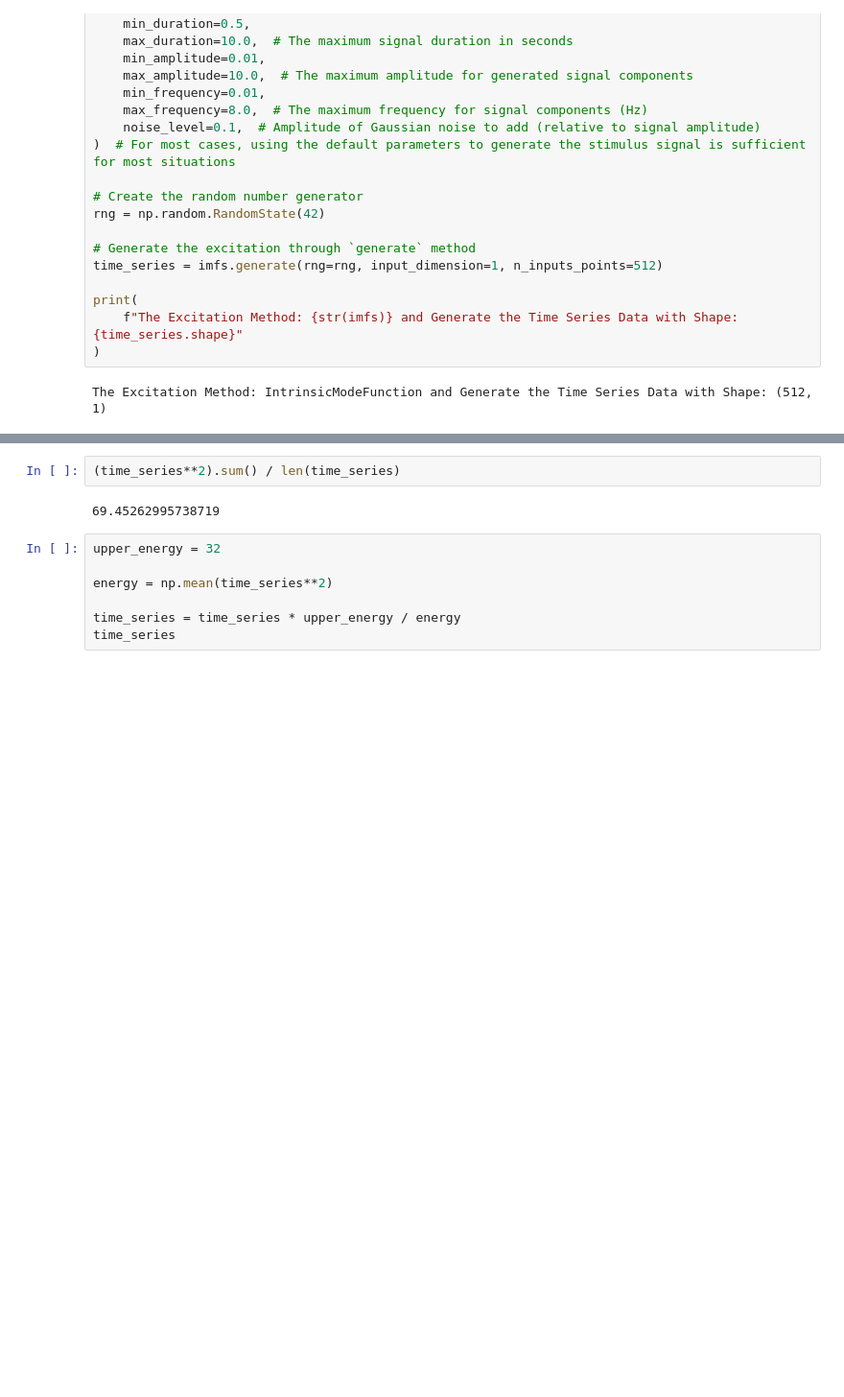
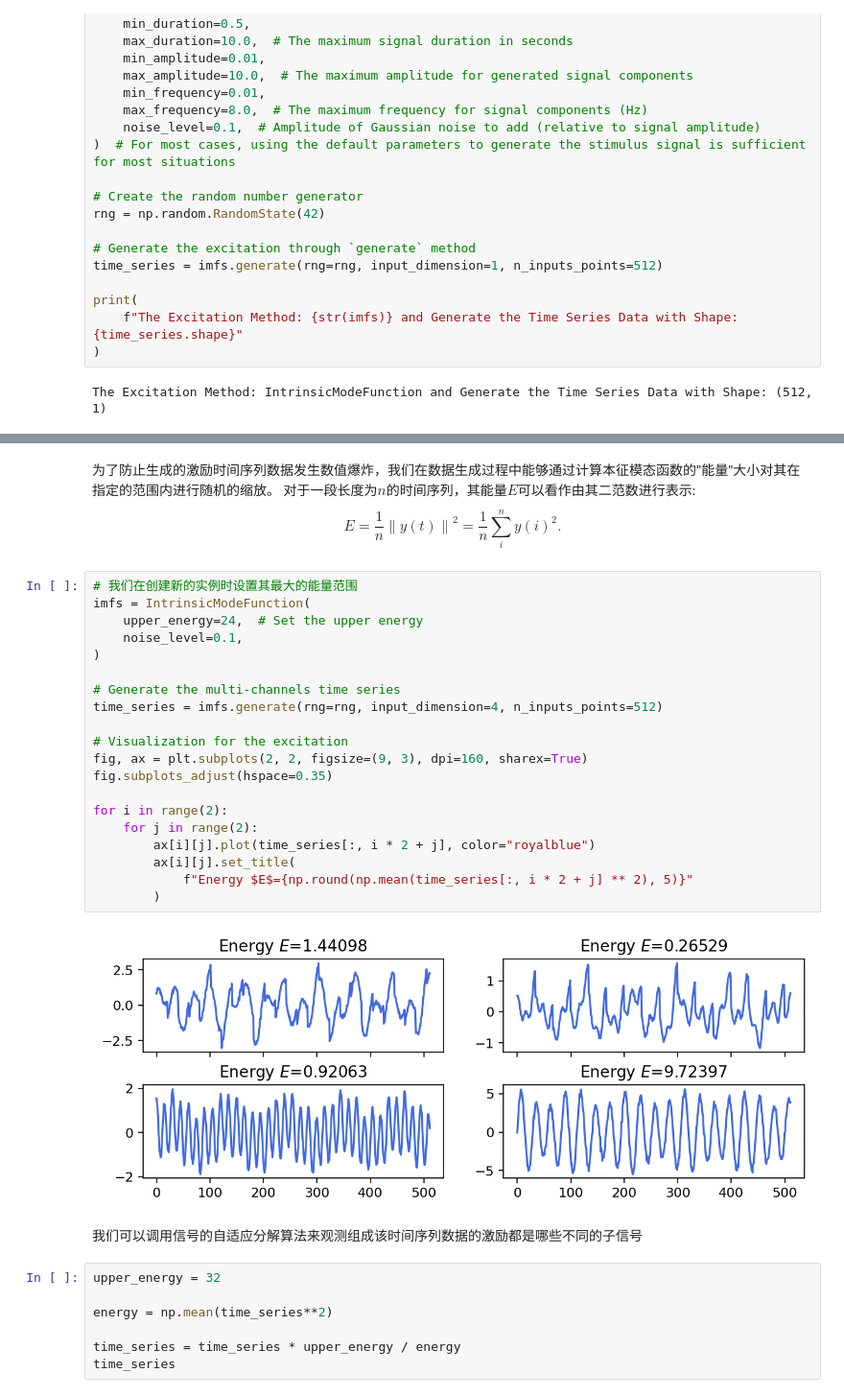
Before and after one commit to changewam/S2Generator, a Jupyter notebook: examples/8-intrinsic_mode_function.ipynb, the cells around one changed output, grey strips where cells are left out. Shown at 96% size. Saved outputs shown, nothing was run; the diff lists cells and outputs as text; blank space fills up the shorter version.

```diff
--- a/examples/8-intrinsic_mode_function.ipynb
+++ b/examples/8-intrinsic_mode_function.ipynb
@@ -78,7 +78,33 @@ The probability dict:
+# %% [markdown]
+为了防止生成的激励时间序列数据发生数值爆炸，我们在数据生成过程中能够通过计算本征模态函数的"能量"大小对其在指定的范围内进行随机的缩放。
+对于一段长度为$n$的时间序列，其能量$E$可以看作由其二范数进行表示:
+$$
+E = \frac{1}{n} \left \| y(t) \right \| ^ 2 = \frac{1}{n} \sum_{i} ^ {n} y(i) ^ 2.
+$$
 # %%
-(time_series**2).sum() / len(time_series)
+# 我们在创建新的实例时设置其最大的能量范围
+imfs = IntrinsicModeFunction(
+    upper_energy=24,  # Set the upper energy
+    noise_level=0.1,
+)
+
+# Generate the multi-channels time series
+time_series = imfs.generate(rng=rng, input_dimension=4, n_inputs_points=512)
+
+# Visualization for the excitation
+fig, ax = plt.subplots(2, 2, figsize=(9, 3), dpi=160, sharex=True)
+fig.subplots_adjust(hspace=0.35)
+
+for i in range(2):
+    for j in range(2):
+        ax[i][j].plot(time_series[:, i * 2 + j], color="royalblue")
+        ax[i][j].set_title(
+            f"Energy $E$={np.round(np.mean(time_series[:, i * 2 + j] ** 2), 5)}"
+        )
 # %% [output]
-69.45262995738719
+[figure, added]
+# %% [markdown]
+我们可以调用信号的自适应分解算法来观测组成该时间序列数据的激励都是哪些不同的子信号
 # %%
 upper_energy = 32
 
```
Also changed, not shown: parts of 3 cells of this notebook, 3 other files.
